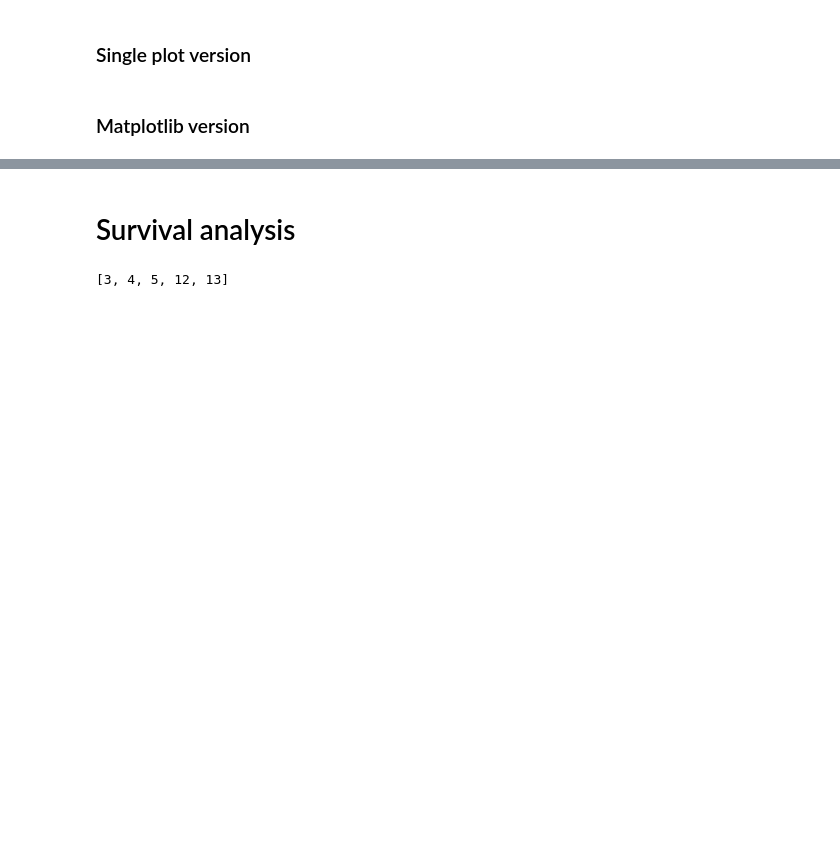
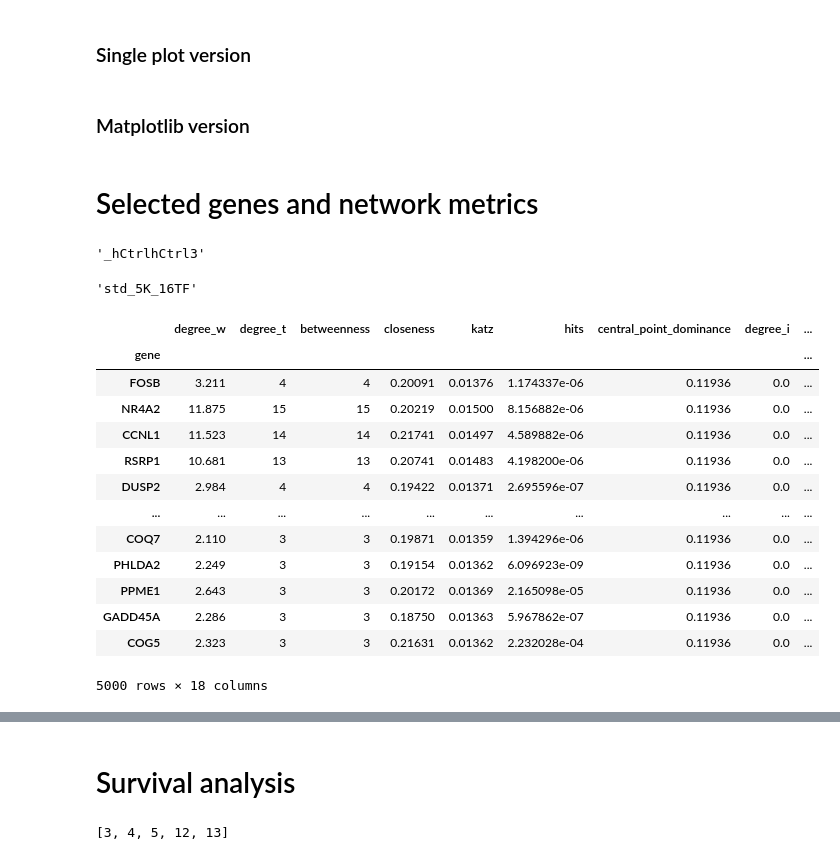
Before and after one commit to vladUng/Phd_extended, a Jupyter notebook: notebooks/network_I/selected_ctrl_tf.ipynb, the cells around one changed output, grey strips where cells are left out. Cells and saved outputs as stored; diff of their text form; code cells hidden in the pictures; blank space fills up the shorter version.

Commit message:
Added networ metrics for control TF and did save it separately

```diff
--- a/notebooks/network_I/selected_ctrl_tf.ipynb
+++ b/notebooks/network_I/selected_ctrl_tf.ipynb
@@ -667,3 +667,53 @@ if 0:
     cls_1, cls_2 = f'{label_1}_{cluster_1}', f'{label_2}_{cluster_2}'
     markers = ["MSX2", "ZBTB7C", "ELF3", "KLF5", "TP63", "MECOM", 'NR4A2']
     fig2, df = plot_cluster_means_2(axs[1], morp_df=morp_df, tum_df=tum_tpms_v4, sel_tfs=sel_tfs, cls_1=cls_1, cls_2=cls_2, markers=markers, log=True)
+# %% [markdown]
+# Selected genes and network metrics
+# %%
+f"_hCtrl{folder}"
+# %% [output]
+'_hCtrlhCtrl3'
+# %%
+file.split(".tsv")[0].replace('.pickle', '').replace(f'standard_int_{folder}', "std")
+# %% [output]
+'std_5K_16TF'
+# %%
+import pickle as pickle
+import os
+
+ctrls_folder = f'{base_path}/{exp_folder_h42_ctrl}'
+folders = next(os.walk(ctrls_folder), (None, None, []))[1]
+ctrl_exps = {}
+for folder in folders:
+    stats_folder = f'{ctrls_folder}/{folder}/Stats/'
+    files = next(os.walk(stats_folder), (None, None, []))[2]
+
+    ctrl_idx = int(folder.split('hCtrl')[-1])
+    ctrl_exps[ctrl_idx] = {}
+    for file in files:
+        if ('pickle' in file) or (file == 'stats_master.tsv'):
+            continue
+        dmy_df = pd.read_csv(f"{stats_folder}/{file}", index_col="gene", sep='\t')
+
+        dmy_df['num_tf'] =  int(file.split("_")[-1].split("TF")[0])
+        dmy_df['exp'] = file.replace("standard_int", 'std')
+        dmy_df['ctrl'] = ctrl_idx
+        key_name = file.split(".tsv")[0].replace('.pickle', '').replace(f'standard_int_{folder}', "std")
+        ctrl_exps[ctrl_idx][key_name] = dmy_df
+# %%
+ctrl_exps[ctrl_idx]['networkStats_std_5K_13TF']
+# %% [output]
+|  | degree_w | degree_t | betweenness | closeness | katz | hits | central_point_dominance | degree_i | ... |
+| gene |  |  |  |  |  |  |  |  | ... |
+| FOSB | 3.211 | 4 | 4 | 0.20091 | 0.01376 | 1.174337e-06 | 0.11936 | 0.0 | ... |
+| NR4A2 | 11.875 | 15 | 15 | 0.20219 | 0.01500 | 8.156882e-06 | 0.11936 | 0.0 | ... |
+| CCNL1 | 11.523 | 14 | 14 | 0.21741 | 0.01497 | 4.589882e-06 | 0.11936 | 0.0 | ... |
+| RSRP1 | 10.681 | 13 | 13 | 0.20741 | 0.01483 | 4.198200e-06 | 0.11936 | 0.0 | ... |
+| DUSP2 | 2.984 | 4 | 4 | 0.19422 | 0.01371 | 2.695596e-07 | 0.11936 | 0.0 | ... |
+| ... | ... | ... | ... | ... | ... | ... | ... | ... | ... |
+| COQ7 | 2.110 | 3 | 3 | 0.19871 | 0.01359 | 1.394296e-06 | 0.11936 | 0.0 | ... |
+| PHLDA2 | 2.249 | 3 | 3 | 0.19154 | 0.01362 | 6.096923e-09 | 0.11936 | 0.0 | ... |
+| PPME1 | 2.643 | 3 | 3 | 0.20172 | 0.01369 | 2.165098e-05 | 0.11936 | 0.0 | ... |
+| GADD45A | 2.286 | 3 | 3 | 0.18750 | 0.01363 | 5.967862e-07 | 0.11936 | 0.0 | ... |
+| COG5 | 2.323 | 3 | 3 | 0.21631 | 0.01362 | 2.232028e-04 | 0.11936 | 0.0 | ... |
+5000 rows × 18 columns
```
Also changed, not shown: parts of 4 cells of this notebook, 1 other file.
